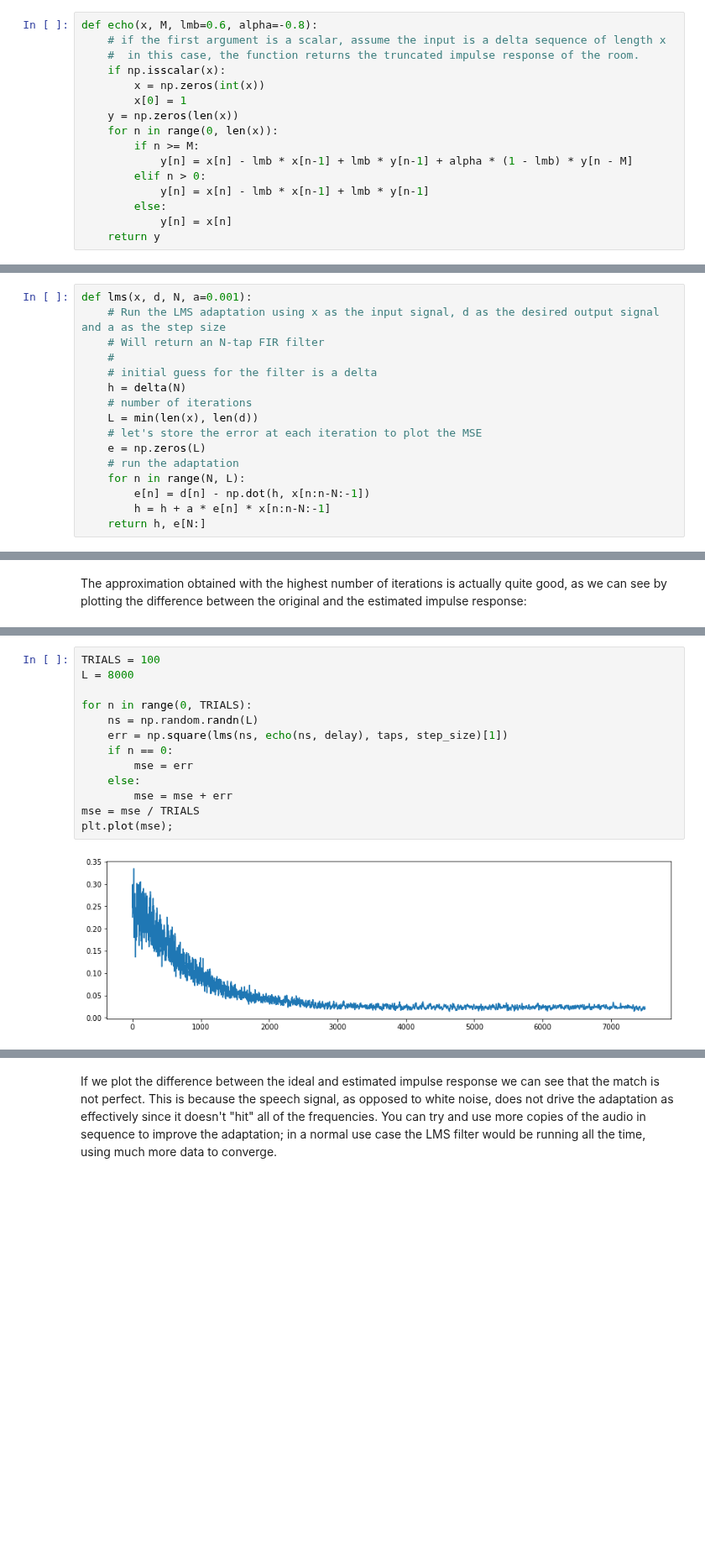
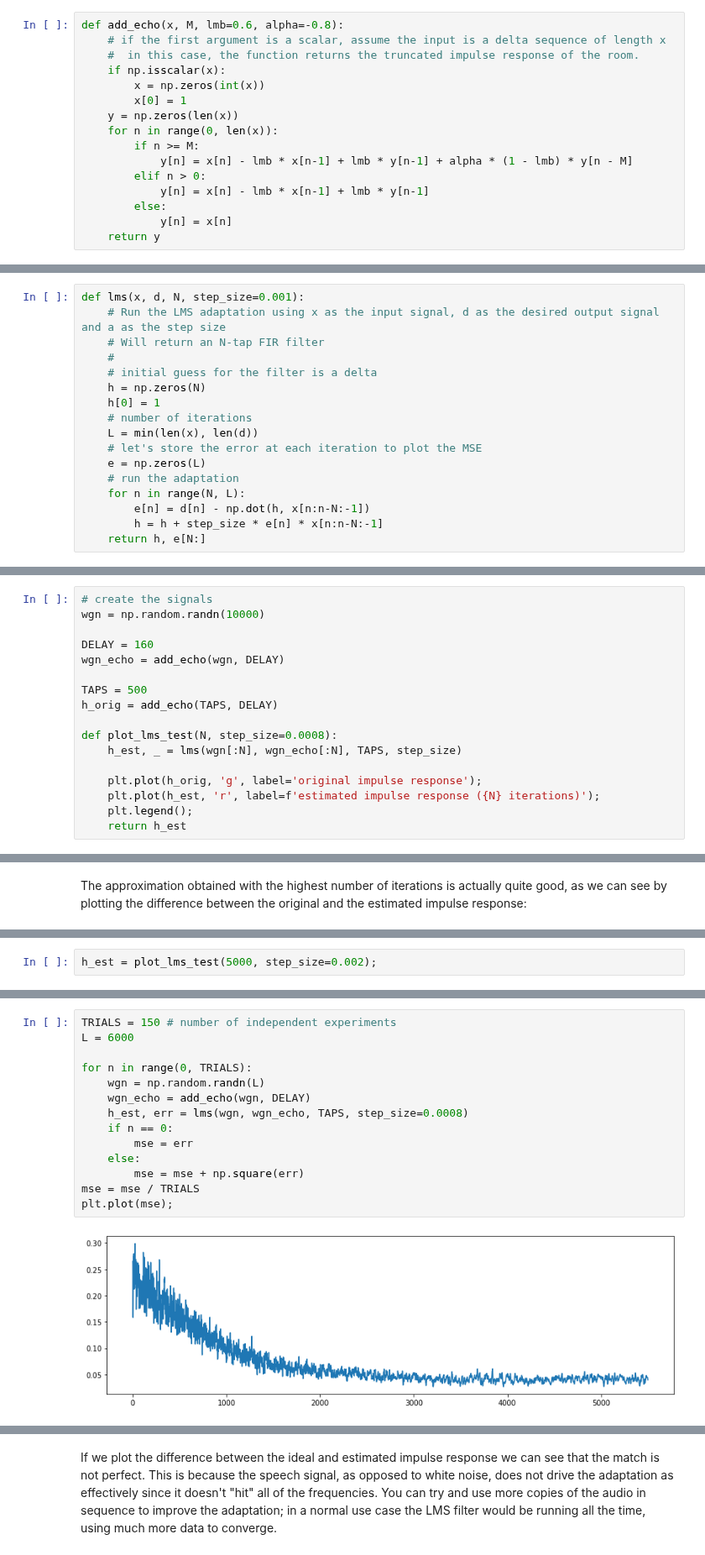
Before and after one commit to prandoni/COM303, a Jupyter notebook: EchoCancellation/EchoCancellation.ipynb, the cells around one changed output, grey strips where cells are left out. Shown at 84% size. Cells and saved outputs as stored; diff of their text form; blank space fills up the shorter version.

```diff
--- a/EchoCancellation/EchoCancellation.ipynb
+++ b/EchoCancellation/EchoCancellation.ipynb
@@ -32,7 +34,7 @@ $$
 
 which is easily implemented as follows:
 # %%
-def echo(x, M, lmb=0.6, alpha=-0.8):
+def add_echo(x, M, lmb=0.6, alpha=-0.8):
     # if the first argument is a scalar, assume the input is a delta sequence of length x
     #  in this case, the function returns the truncated impulse response of the room.
     if np.isscalar(x):
@@ -91,12 +94,13 @@ $$\mathbf{h}_n = \begin{bmatrix} h_n[0] & h_n[1] & h_n[2] & \ldots & h_n[N-1] \e
 and where
 $$\mathbf{x}_n = \begin{bmatrix} x[n] & x[n-1] & x[n-2] & \ldots & x[n - N + 1] \end{bmatrix}$$
 # %%
-def lms(x, d, N, a=0.001):
+def lms(x, d, N, step_size=0.001):
     # Run the LMS adaptation using x as the input signal, d as the desired output signal and a as the step size
     # Will return an N-tap FIR filter
     #
     # initial guess for the filter is a delta
-    h = delta(N)
+    h = np.zeros(N)
+    h[0] = 1
     # number of iterations
     L = min(len(x), len(d))
     # let's store the error at each iteration to plot the MSE
@@ -104,6 +108,6 @@ def lms(x, d, N, a=0.001):
     # run the adaptation
     for n in range(N, L):
         e[n] = d[n] - np.dot(h, x[n:n-N:-1])
-        h = h + a * e[n] * x[n:n-N:-1]
+        h = h + step_size * e[n] * x[n:n-N:-1]
     return h, e[N:]
 # %% [markdown]
@@ -133,0 +117,17 @@ plt.plot(best, 'b');
+# %%
+# create the signals
+wgn = np.random.randn(10000)
+
+DELAY = 160
+wgn_echo = add_echo(wgn, DELAY)
+
+TAPS = 500
+h_orig = add_echo(TAPS, DELAY)
+
+def plot_lms_test(N, step_size=0.0008):
+    h_est, _ = lms(wgn[:N], wgn_echo[:N], TAPS, step_size)
+
+    plt.plot(h_orig, 'g', label='original impulse response');
+    plt.plot(h_est, 'r', label=f'estimated impulse response ({N} iterations)');
+    plt.legend();
+    return h_est
@@ -143,0 +154,2 @@ To have a quantitative descrition of the convergence process we can plot the MSE
+# %%
+h_est = plot_lms_test(5000, step_size=0.002);
@@ -144,16 +172,17 @@ To have a quantitative descrition of the convergence process we can plot the MSE
 # %%
-TRIALS = 100
-L = 8000
+TRIALS = 150 # number of independent experiments
+L = 6000
 
 for n in range(0, TRIALS):
-    ns = np.random.randn(L)
-    err = np.square(lms(ns, echo(ns, delay), taps, step_size)[1])
+    wgn = np.random.randn(L)
+    wgn_echo = add_echo(wgn, DELAY)
+    h_est, err = lms(wgn, wgn_echo, TAPS, step_size=0.0008)
     if n == 0:
         mse = err
     else:
-        mse = mse + err
+        mse = mse + np.square(err)
 mse = mse / TRIALS
 plt.plot(mse);
 # %% [output]
-[figure, old version]
+[figure, new version]
 # %% [markdown]
```
Also changed, not shown: parts of 34 cells of this notebook, 3 other files.
